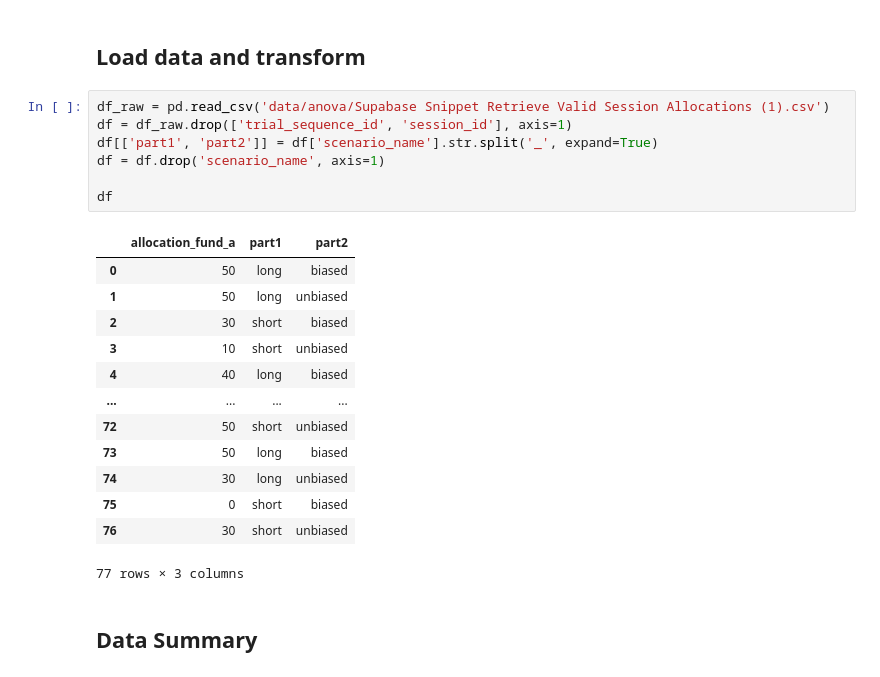
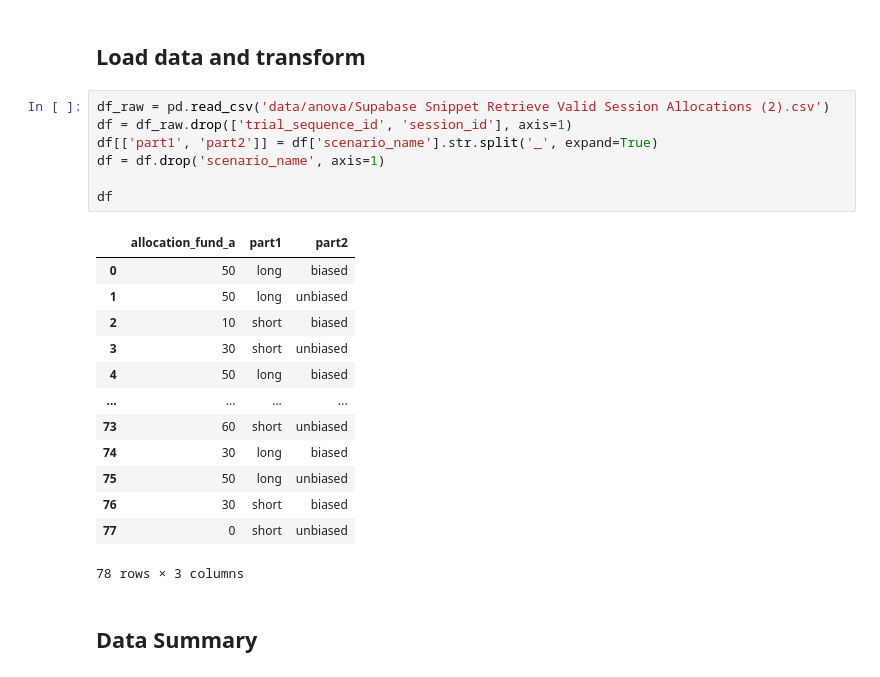
Before and after one commit to FeKapp/bachelorthesis-data-analysis, a Jupyter notebook: anova_analysis.ipynb, the cells around one changed output. Saved outputs shown, nothing was run; the diff lists cells and outputs as text.

```diff
--- a/anova_analysis.ipynb
+++ b/anova_analysis.ipynb
@@ -7,26 +7,26 @@ from statsmodels.formula.api import ols
 # %% [markdown]
 ## Load data and transform
 # %%
-df_raw = pd.read_csv('data/anova/Supabase Snippet Retrieve Valid Session Allocations (1).csv')
+df_raw = pd.read_csv('data/anova/Supabase Snippet Retrieve Valid Session Allocations (2).csv')
 df = df_raw.drop(['trial_sequence_id', 'session_id'], axis=1)
 df[['part1', 'part2']] = df['scenario_name'].str.split('_', expand=True)
 df = df.drop('scenario_name', axis=1)
 
 df
 # %% [output]
 |  | allocation_fund_a | part1 | part2 |
 | 0 | 50 | long | biased |
 | 1 | 50 | long | unbiased |
-| 2 | 30 | short | biased |
-| 3 | 10 | short | unbiased |
-| 4 | 40 | long | biased |
+| 2 | 10 | short | biased |
+| 3 | 30 | short | unbiased |
+| 4 | 50 | long | biased |
 | ... | ... | ... | ... |
-| 72 | 50 | short | unbiased |
-| 73 | 50 | long | biased |
-| 74 | 30 | long | unbiased |
-| 75 | 0 | short | biased |
-| 76 | 30 | short | unbiased |
+| 73 | 60 | short | unbiased |
+| 74 | 30 | long | biased |
+| 75 | 50 | long | unbiased |
+| 76 | 30 | short | biased |
+| 77 | 0 | short | unbiased |
-77 rows × 3 columns
+78 rows × 3 columns
 # %% [markdown]
 ## Data Summary
 # %%
```
Also changed, not shown: parts of 7 cells of this notebook, 5 other files.
